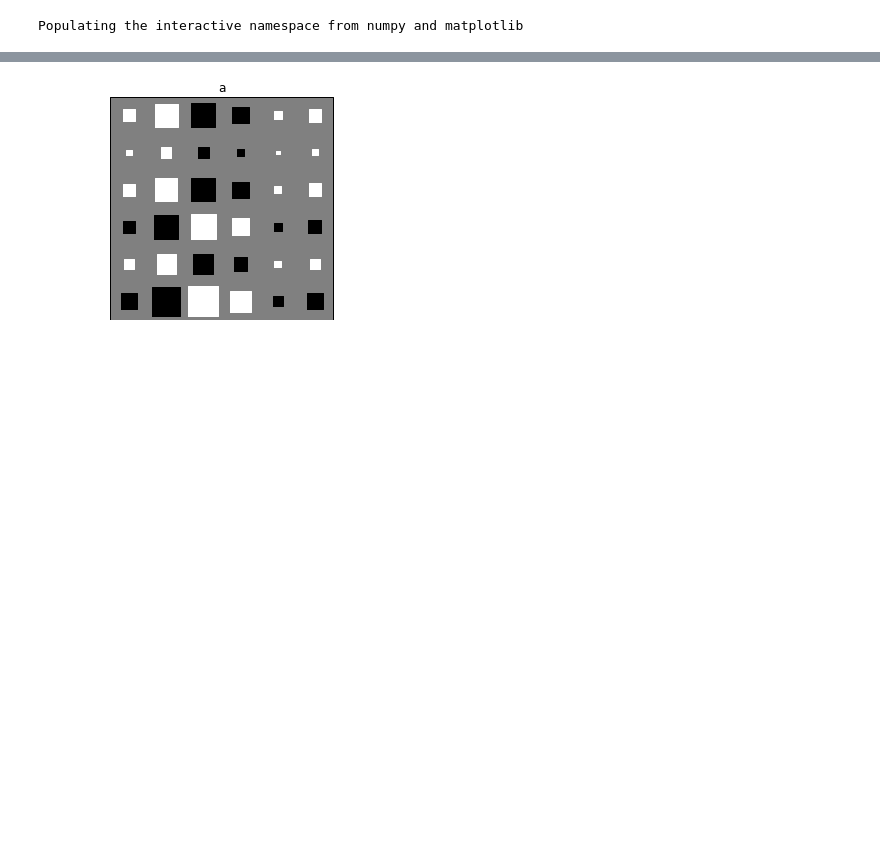
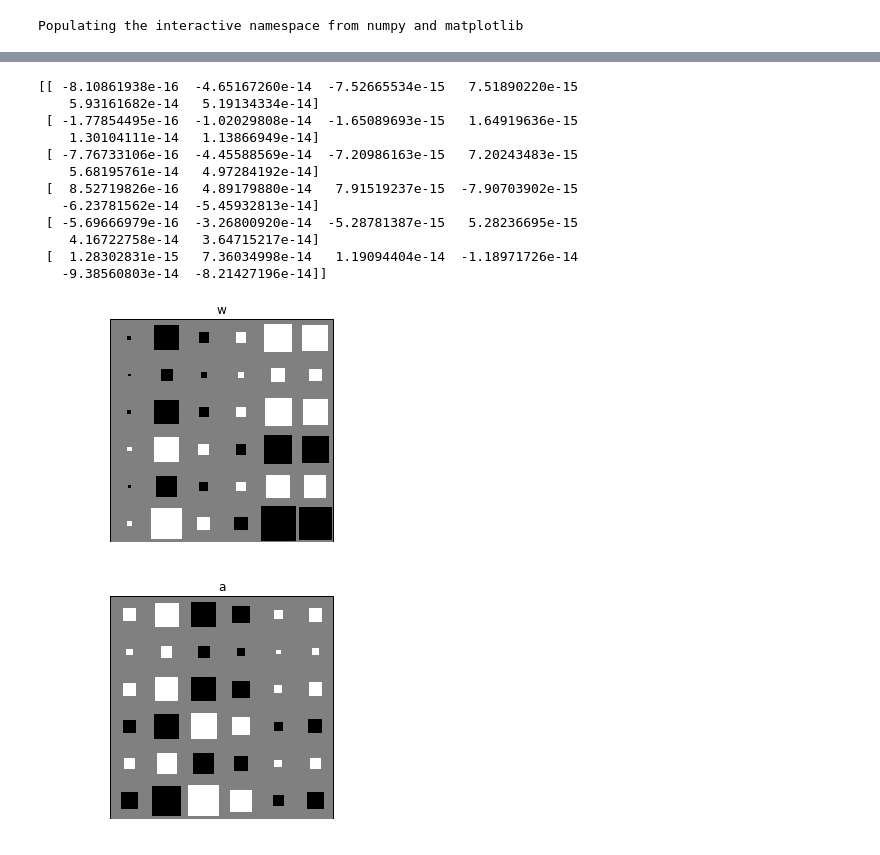
Before and after one commit to stablum/mlpm, a Jupyter notebook: 3/lab03draft-dumsum.ipynb, the cells around one changed output, grey strips where cells are left out. Saved outputs shown, nothing was run; the diff lists cells and outputs as text; code cells hidden in the pictures; blank space fills up the shorter version.

```diff
--- a/3/lab03draft-dumsum.ipynb
+++ b/3/lab03draft-dumsum.ipynb
@@ -308,0 +266,20 @@ mean_mu = exp_tau *  final_product
+# %%
+print bay_pca.means_w
+
+hinton(bay_pca.means_w)
+plt.title('w')
+plt.show()
+# %% [output]
+[[ -8.10861938e-16  -4.65167260e-14  -7.52665534e-15   7.51890220e-15
+    5.93161682e-14   5.19134334e-14]
+ [ -1.77854495e-16  -1.02029808e-14  -1.65089693e-15   1.64919636e-15
+    1.30104111e-14   1.13866949e-14]
+ [ -7.76733106e-16  -4.45588569e-14  -7.20986163e-15   7.20243483e-15
+    5.68195761e-14   4.97284192e-14]
+ [  8.52719826e-16   4.89179880e-14   7.91519237e-15  -7.90703902e-15
+   -6.23781562e-14  -5.45932813e-14]
+ [ -5.69666979e-16  -3.26800920e-14  -5.28781387e-15   5.28236695e-15
+    4.16722758e-14   3.64715217e-14]
+ [  1.28302831e-15   7.36034998e-14   1.19094404e-14  -1.18971726e-14
+   -9.38560803e-14  -8.21427196e-14]]
+[figure, added]
```
Also changed, not shown: parts of 5 cells of this notebook.
